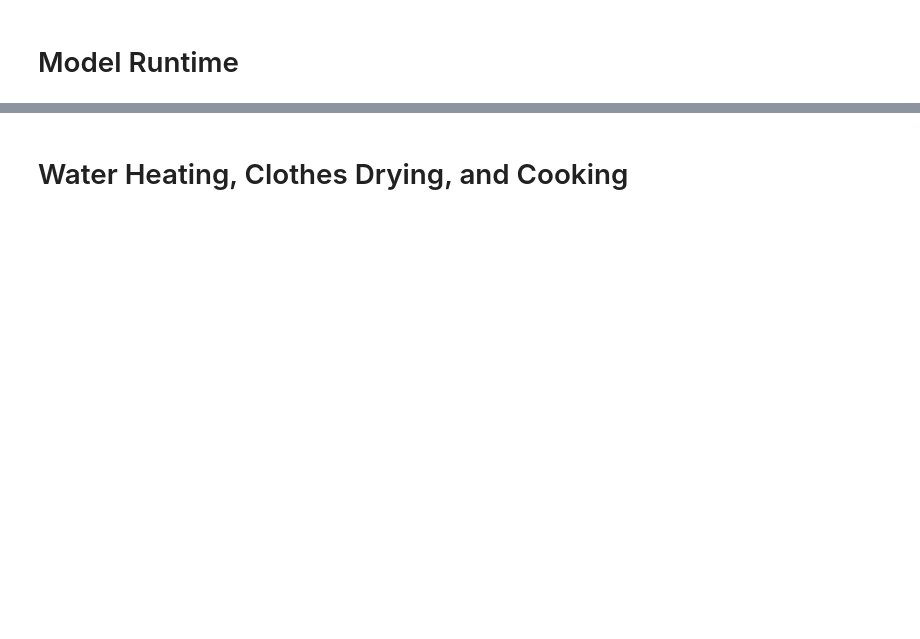
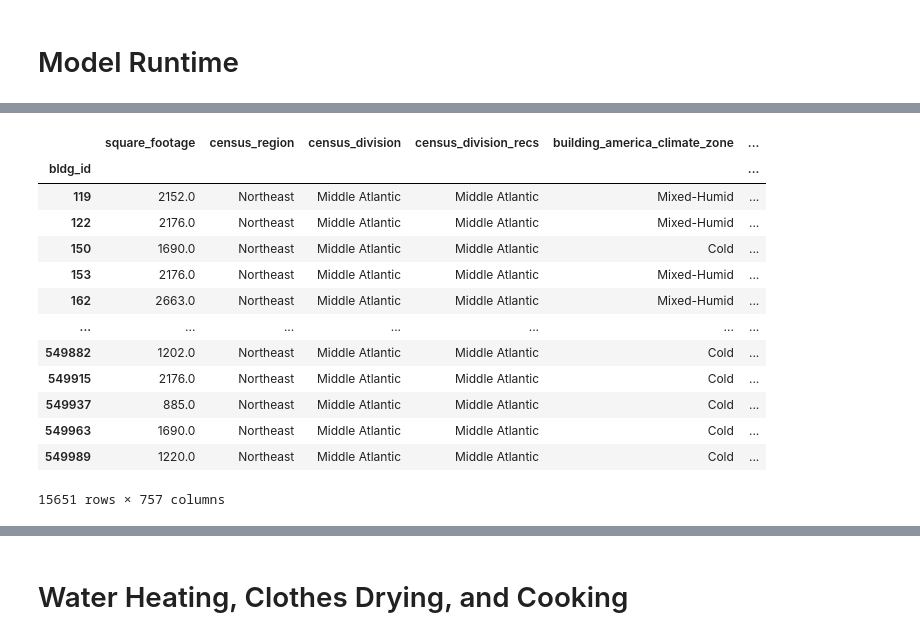
Before and after one commit to jordan-joseph126/cmu-tare-model, a Jupyter notebook: cmu_tare_model/model_scenarios/tare_basic_v2_1.ipynb, the cells around one changed output, grey strips where cells are left out. Drawn from its saved outputs; the diff is of its cells as text; code cells hidden in the pictures; blank space fills up the shorter version.

```diff
--- a/cmu_tare_model/model_scenarios/tare_basic_v2_1.ipynb
+++ b/cmu_tare_model/model_scenarios/tare_basic_v2_1.ipynb
@@ -1377,45 +1867,53 @@ InMAP:
 
 # def calculate_private_NPV(
 #         df: pd.DataFrame,
-#         df_fuelCosts: pd.DataFrame,
+#         df_fuel_costs: pd.DataFrame,
+#         df_baseline_costs: pd.DataFrame,
 #         input_mp: str,
 #         menu_mp: int,
 #         policy_scenario: str,
 #         discounting_method: str = 'private_fixed',
-#         base_year: int = 2024
+#         base_year: int = 2024,
+#         verbose: bool = True
 # ) -> pd.DataFrame:
 
 # ============= AP2 =============
 df_euss_am_mp8_home_ap2 = calculate_private_NPV(
     df=df_euss_am_mp8_home_ap2,
-    df_fuelCosts=df_mp8_IRA_fuelCosts,
+    df_fuel_costs=df_mp8_IRA_fuelCosts,
+    df_baseline_costs=df_baseline_fuel_costs,
     menu_mp=menu_mp,
     input_mp=input_mp,
     policy_scenario='AEO2023 Reference Case',
     discounting_method='private_fixed',
-    base_year=2024
+    base_year=2024,
+    verbose=True  # Add this parameter
     )
 
 # ============ EASIUR =============
 df_euss_am_mp8_home_easiur = calculate_private_NPV(
     df=df_euss_am_mp8_home_easiur,
-    df_fuelCosts=df_mp8_IRA_fuelCosts,
+    df_fuel_costs=df_mp8_IRA_fuelCosts,
+    df_baseline_costs=df_baseline_fuel_costs,
     menu_mp=menu_mp,
     input_mp=input_mp,
     policy_scenario='AEO2023 Reference Case',
     discounting_method='private_fixed',
-    base_year=2024
+    base_year=2024,
+    verbose=True  # Add this parameter
     )
 
 # ============ InMAP =============
 df_euss_am_mp8_home_inmap = calculate_private_NPV(
     df=df_euss_am_mp8_home_inmap,
-    df_fuelCosts=df_mp8_IRA_fuelCosts,
+    df_fuel_costs=df_mp8_IRA_fuelCosts,
+    df_baseline_costs=df_baseline_fuel_costs,
     menu_mp=menu_mp,
     input_mp=input_mp,
     policy_scenario='AEO2023 Reference Case',
     discounting_method='private_fixed',
-    base_year=2024
+    base_year=2024,
+    verbose=True  # Add this parameter
     )
 
 
@@ -1425,6 +1923,18 @@ PRIVATE PERSPECTIVE COSTS AND BENEFITS: AEO2023 Reference Case
 ====================================================================================================================================================================
 calculate_lifetime_private_impact.py file contains the definition for the calculate_private_NPV function.
 Additional information on fuel price lookups can be found in the calculate_fuel_costs.py file.
+
+def calculate_private_NPV(
+        df: pd.DataFrame,
+        df_fuel_costs: pd.DataFrame,
+        df_baseline_costs: pd.DataFrame,
+        input_mp: str,
+        menu_mp: int,
+        policy_scenario: str,
+        discounting_method: str = 'private_fixed',
+        base_year: int = 2024,
+        verbose: bool = True
+) -> pd.DataFrame:
 
 DATAFRAME FOR MP8 AFTER CALCULATING PRIVATE NPV: df_euss_am_mp8_home
 
@@ -1657,0 +2157,17 @@ df_multiIndex_basic_heating_adoption_lrmer
+# %%
+df_euss_am_mp8_home_easiur
+# %% [output]
+|  | square_footage | census_region | census_division | census_division_recs | building_america_climate_zone | ... |
+| bldg_id |  |  |  |  |  | ... |
+| 119 | 2152.0 | Northeast | Middle Atlantic | Middle Atlantic | Mixed-Humid | ... |
+| 122 | 2176.0 | Northeast | Middle Atlantic | Middle Atlantic | Mixed-Humid | ... |
+| 150 | 1690.0 | Northeast | Middle Atlantic | Middle Atlantic | Cold | ... |
+| 153 | 2176.0 | Northeast | Middle Atlantic | Middle Atlantic | Mixed-Humid | ... |
+| 162 | 2663.0 | Northeast | Middle Atlantic | Middle Atlantic | Mixed-Humid | ... |
+| ... | ... | ... | ... | ... | ... | ... |
+| 549882 | 1202.0 | Northeast | Middle Atlantic | Middle Atlantic | Cold | ... |
+| 549915 | 2176.0 | Northeast | Middle Atlantic | Middle Atlantic | Cold | ... |
+| 549937 | 885.0 | Northeast | Middle Atlantic | Middle Atlantic | Cold | ... |
+| 549963 | 1690.0 | Northeast | Middle Atlantic | Middle Atlantic | Cold | ... |
+| 549989 | 1220.0 | Northeast | Middle Atlantic | Middle Atlantic | Cold | ... |
+15651 rows × 757 columns
```
Also changed, not shown: parts of 42 cells of this notebook, 58 other files.
